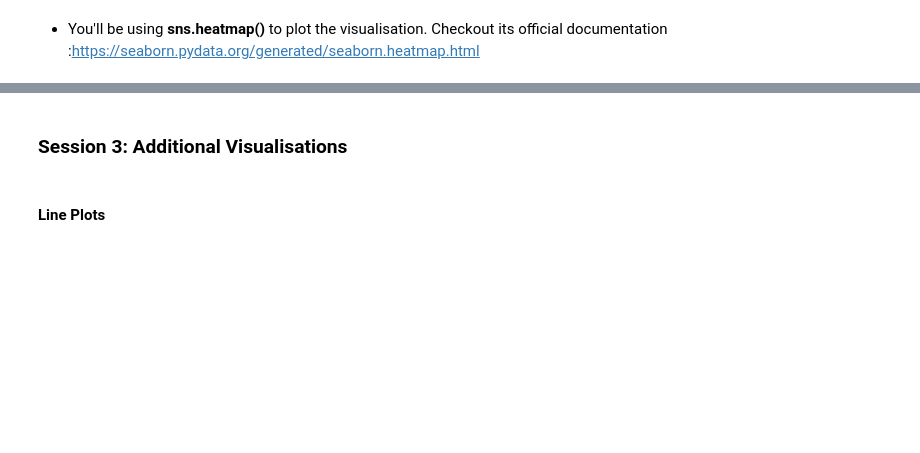
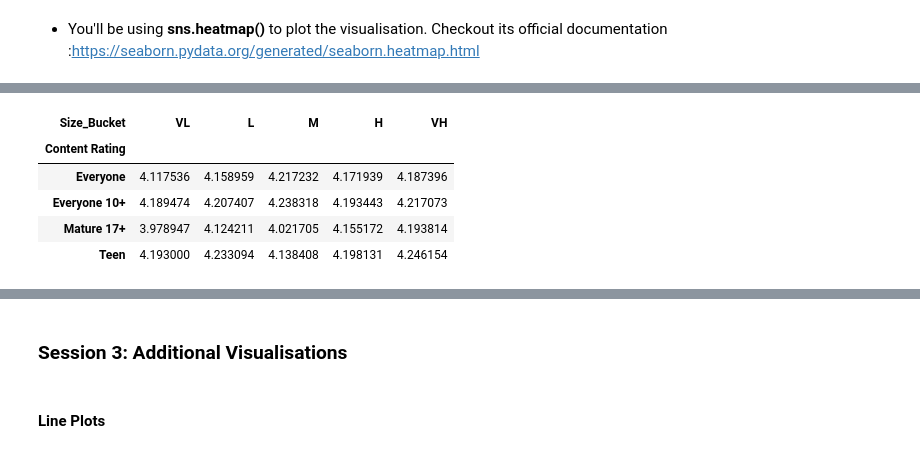
Before and after one commit to teerapat1739/multipurpose-jupyter-notebook, a Jupyter notebook: notebooks/Data Visualisation in Python - Case Study.ipynb, the cells around one changed output, grey strips where cells are left out. Drawn from its saved outputs; the diff is of its cells as text; code cells hidden in the pictures; blank space fills up the shorter version.

```diff
--- a/notebooks/Data Visualisation in Python - Case Study.ipynb
+++ b/notebooks/Data Visualisation in Python - Case Study.ipynb
@@ -819,4 +843,12 @@ Heat mapsutilise the concept of using colours and colour intensities to visualis
 # %%
 ##Create a pivot table for Size_buckets and Content Rating with values set to Rating
+pd.pivot_table(data=inp1, index="Content Rating", columns="Size_Bucket", values="Rating")
+# %% [output]
+| Size_Bucket | VL | L | M | H | VH |
+| Content Rating |  |  |  |  |  |
+| Everyone | 4.117536 | 4.158959 | 4.217232 | 4.171939 | 4.187396 |
+| Everyone 10+ | 4.189474 | 4.207407 | 4.238318 | 4.193443 | 4.217073 |
+| Mature 17+ | 3.978947 | 4.124211 | 4.021705 | 4.155172 | 4.193814 |
+| Teen | 4.193000 | 4.233094 | 4.138408 | 4.198131 | 4.246154 |
 # %%
 ##Change the aggregation to median
```
Also changed, not shown: parts of 16 cells of this notebook.
